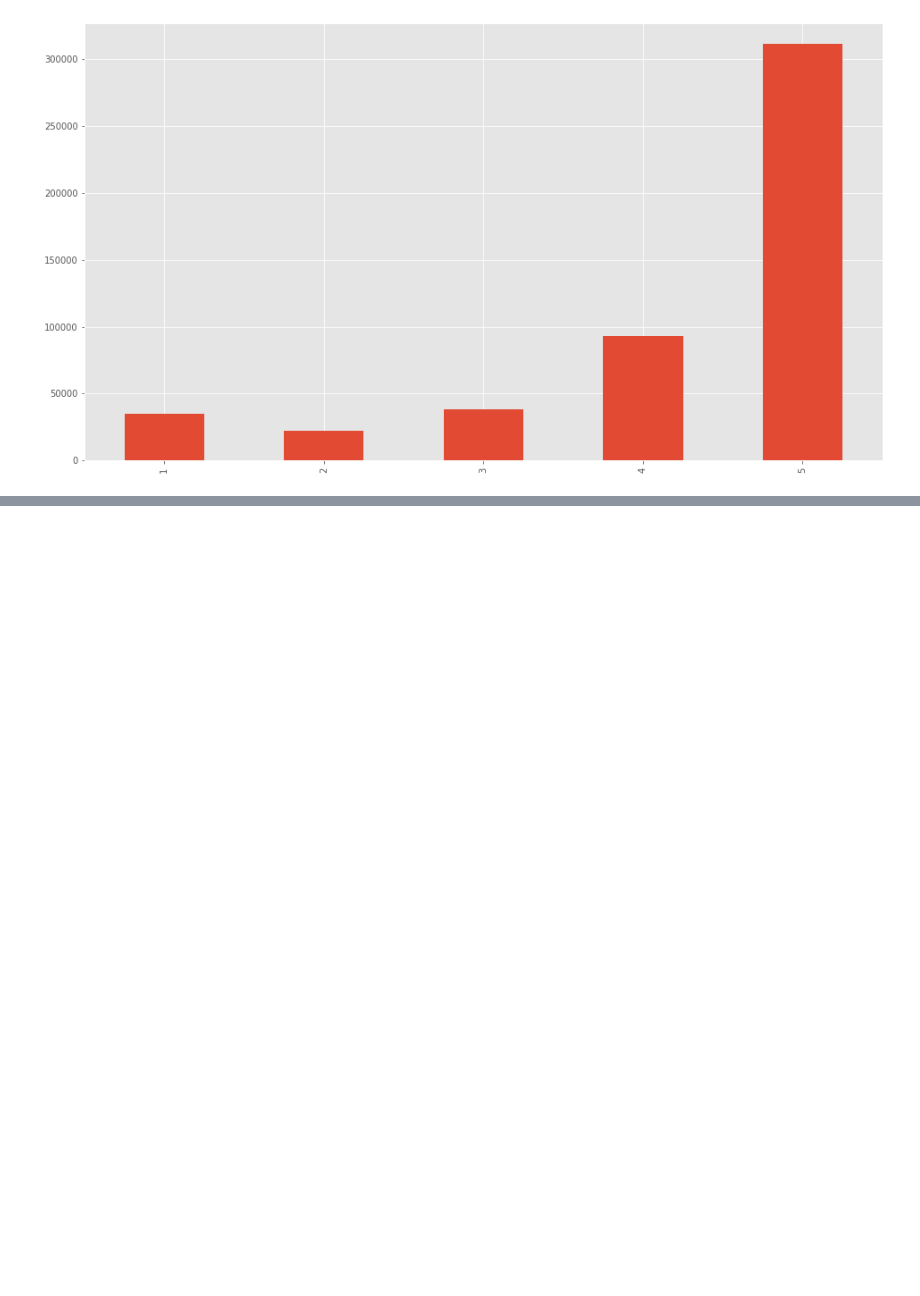
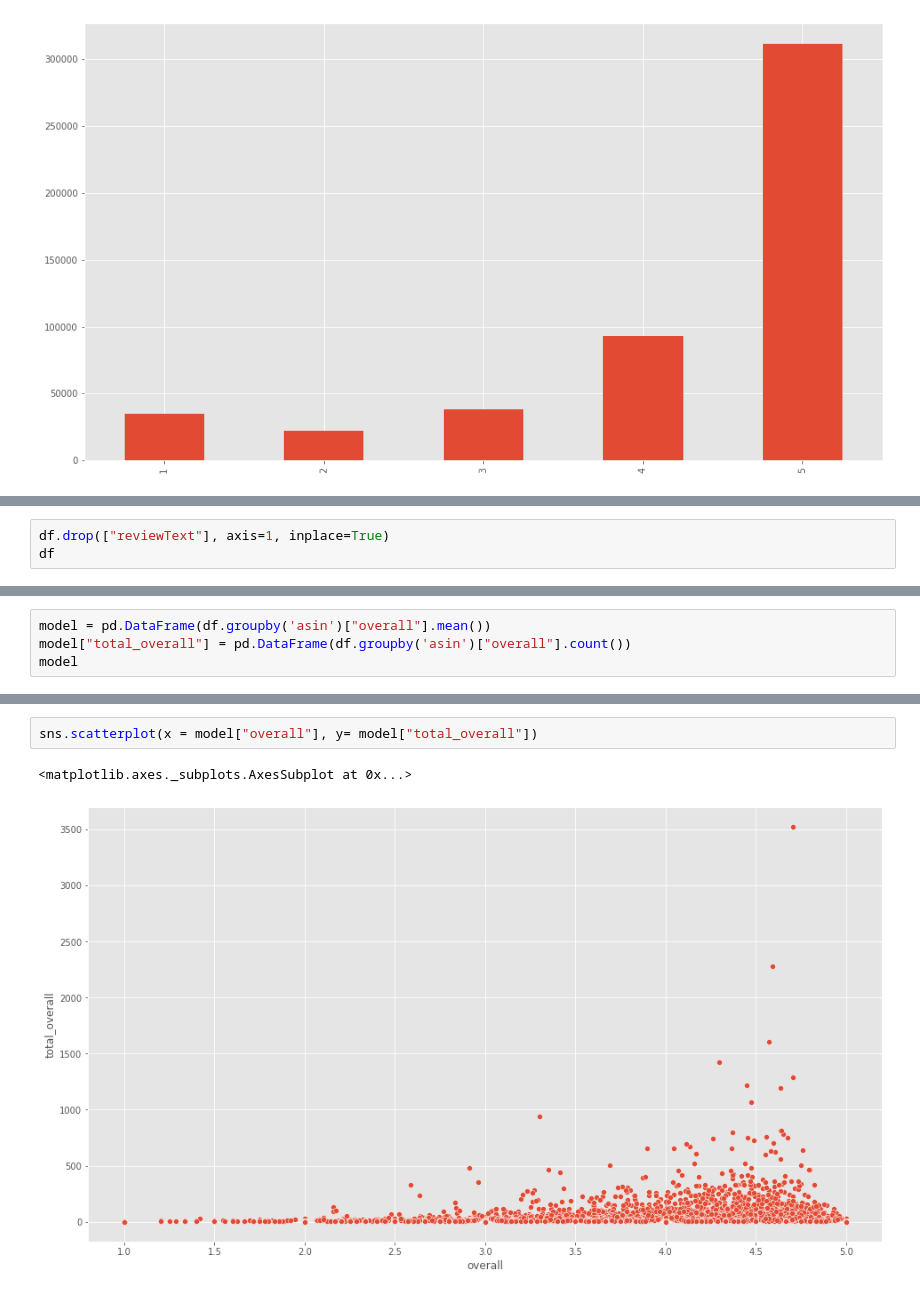
Before and after one commit to XavierCarrera/platzi-master-ml-exercises, a Jupyter notebook: AmazonProducts_RecommendationSystem.ipynb, the cells around one changed output, grey strips where cells are left out. Saved outputs shown, nothing was run; the diff lists cells and outputs as text; blank space fills up the shorter version.

```diff
--- a/AmazonProducts_RecommendationSystem.ipynb
+++ b/AmazonProducts_RecommendationSystem.ipynb
@@ -130,0 +146,3 @@ df["overall"].value_counts().sort_index().plot(kind = "bar")
+# %%
+df.drop(["reviewText"], axis=1, inplace=True)
+df
@@ -130,0 +165,4 @@ df["overall"].value_counts().sort_index().plot(kind = "bar")
+# %%
+model = pd.DataFrame(df.groupby('asin')["overall"].mean())
+model["total_overall"] = pd.DataFrame(df.groupby('asin')["overall"].count())
+model
@@ -130,0 +196,5 @@ df["overall"].value_counts().sort_index().plot(kind = "bar")
+# %%
+sns.scatterplot(x = model["overall"], y= model["total_overall"])
+# %% [output]
+<matplotlib.axes._subplots.AxesSubplot at 0x...>
+[figure, added]
```
Also changed, not shown: parts of 8 cells of this notebook.
